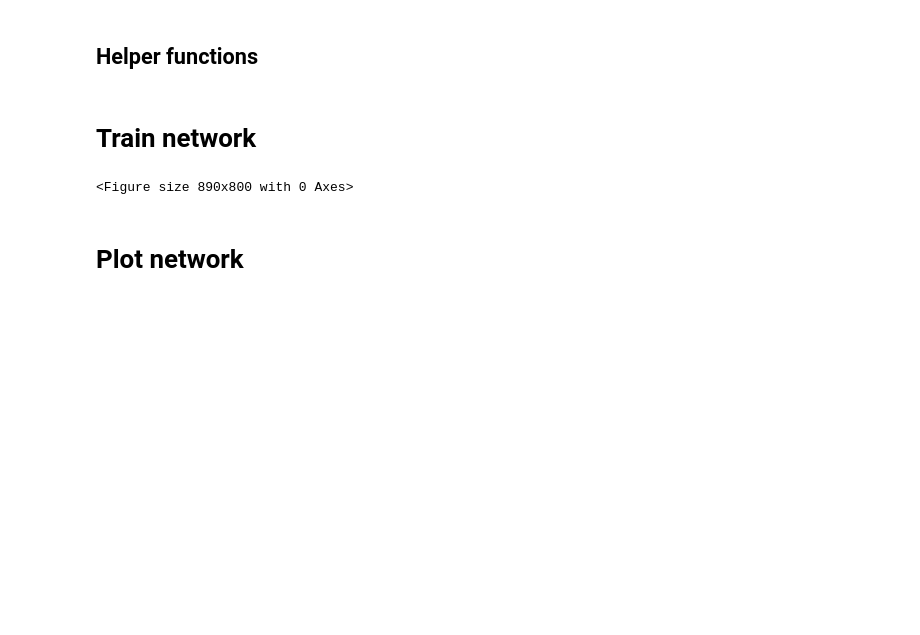
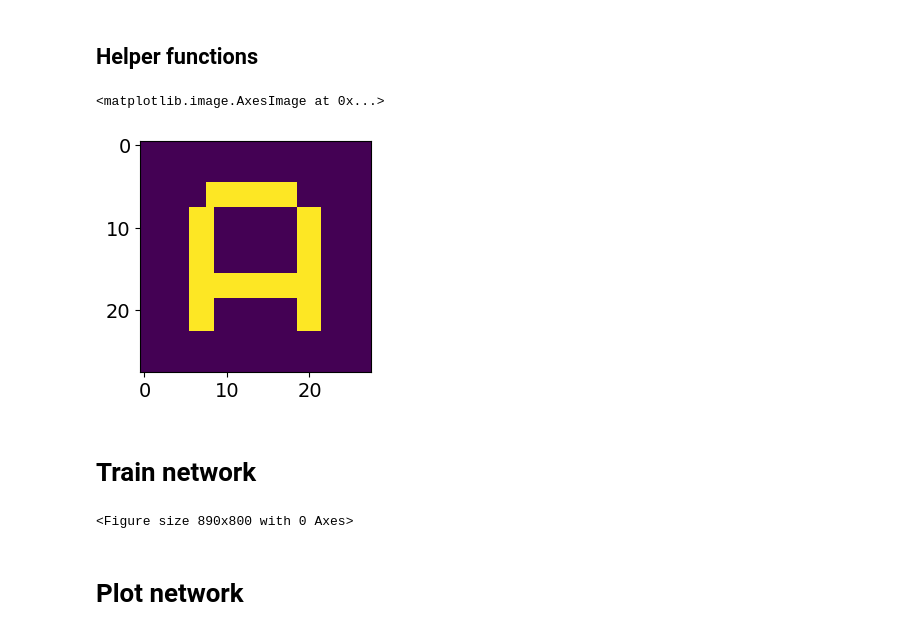
Before and after one commit to katduecker/dnn_osci, a Jupyter notebook: DynNN_figures_thesis.ipynb, the cells around one changed output. Drawn from its saved outputs; the diff is of its cells as text; code cells hidden in the pictures; blank space fills up the shorter version.

```diff
--- a/DynNN_figures_thesis.ipynb
+++ b/DynNN_figures_thesis.ipynb
@@ -207,6 +208,11 @@ def euler_dyn_2layer(model,input_,params_,t_,alpha_params,DEVICE,inp_on,start_fi
 x_train, y_train = aet_net_2lay.aet_stim.mkstim()
 x_train = x_train.to(DEVICE)
 y_train = y_train.to(DEVICE)
+# %%
+plt.imshow(x_train[0,:,:28,0:28].squeeze().numpy())
+# %% [output]
+<matplotlib.image.AxesImage at 0x...>
+[figure, added]
 # %% [markdown]
 # Train network
 # %%
```
Also changed, not shown: parts of 29 cells of this notebook.
